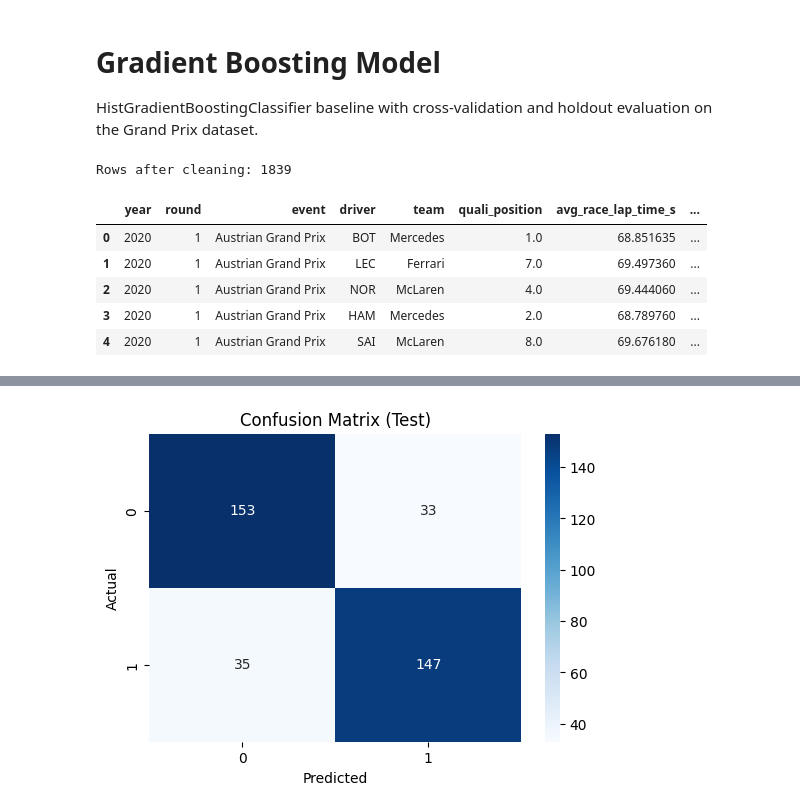
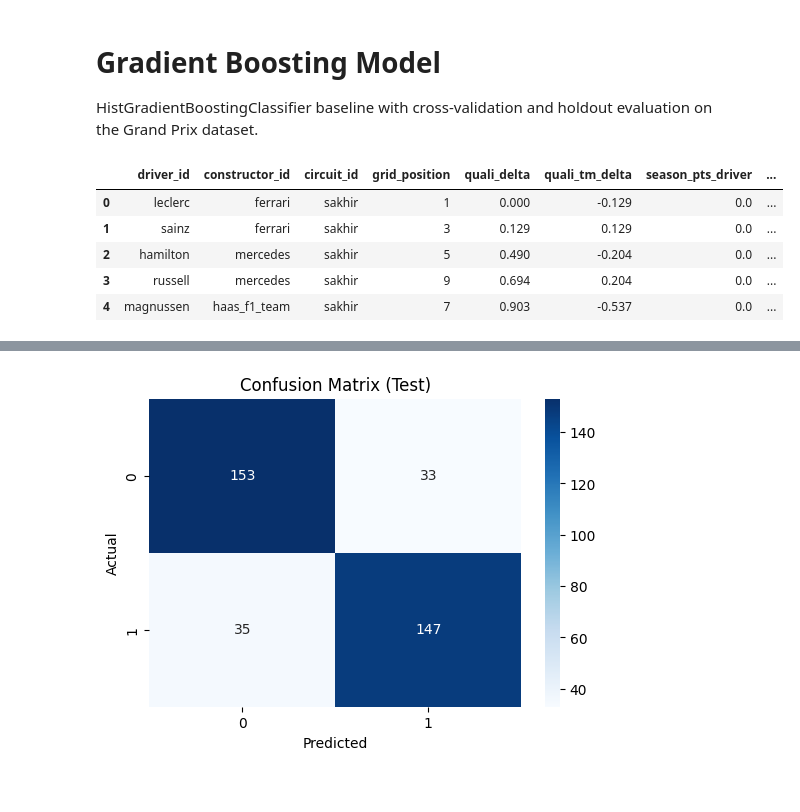
Before and after one commit to mcfiet/dl-project, a Jupyter notebook: gradient_boosting.ipynb, the cells around one changed output, grey strips where cells are left out. Cells and saved outputs as stored; diff of their text form; code cells hidden in the pictures.

```diff
--- a/gradient_boosting.ipynb
+++ b/gradient_boosting.ipynb
@@ -18,46 +18,36 @@ from sklearn.metrics import (
     f1_score,
 )
 from sklearn.metrics import balanced_accuracy_score
-# %%
-DATA_PATH = Path('data/grandprix_features_3.csv')
-FEATURES = [
-    'year',
-    'round',
-    'avg_race_lap_time_s',
-    'lap_delta_vs_event_mean_s',
-    'quali_position',
-    'prev_points_total',
-    'rolling_points_last3',
-    'driver_points_per_race',
-    'team_prev_points_total',
-    'team_points_per_race',
-]
-TARGET = 'scored_points'
-RANDOM_STATE = 42
-
-df = pd.read_csv(DATA_PATH)
-
-# Ensure new feature columns exist even if using older CSV
-defaults = {
-    'lap_delta_vs_event_mean_s': 0.0,
-    'rolling_points_last3': 0.0,
-    'driver_points_per_race': 0.0,
-    'team_prev_points_total': 0.0,
-    'team_points_per_race': 0.0,
-}
-for col, val in defaults.items():
-    if col not in df.columns:
-        df[col] = val
-print(f"Rows after cleaning: {len(df)}")
-df.head()
-# %% [output]
-Rows after cleaning: 1839
-|  | year | round | event | driver | team | quali_position | avg_race_lap_time_s | ... |
-| 0 | 2020 | 1 | Austrian Grand Prix | BOT | Mercedes | 1.0 | 68.851635 | ... |
-| 1 | 2020 | 1 | Austrian Grand Prix | LEC | Ferrari | 7.0 | 69.497360 | ... |
-| 2 | 2020 | 1 | Austrian Grand Prix | NOR | McLaren | 4.0 | 69.444060 | ... |
-| 3 | 2020 | 1 | Austrian Grand Prix | HAM | Mercedes | 2.0 | 68.789760 | ... |
-| 4 | 2020 | 1 | Austrian Grand Prix | SAI | McLaren | 8.0 | 69.676180 | ... |
+# %%
+DATA_PATH = Path('data/grandprix_features_5.csv')
+CAT_COLS = [
+    'driver_id',
+    'constructor_id',
+    'circuit_id',
+]
+NUM_COLS = [
+    'grid_position',
+    'quali_delta',
+    'quali_tm_delta',
+    'season_pts_driver',
+    'season_pts_team',
+    'last_3_avg',
+    'is_street_circuit',
+    'is_wet',
+]
+TARGET = 'points_scored'
+RANDOM_STATE = 42
+
+df = pd.read_csv(DATA_PATH)
+
+df.head()
+# %% [output]
+|  | driver_id | constructor_id | circuit_id | grid_position | quali_delta | quali_tm_delta | season_pts_driver | ... |
+| 0 | leclerc | ferrari | sakhir | 1 | 0.000 | -0.129 | 0.0 | ... |
+| 1 | sainz | ferrari | sakhir | 3 | 0.129 | 0.129 | 0.0 | ... |
+| 2 | hamilton | mercedes | sakhir | 5 | 0.490 | -0.204 | 0.0 | ... |
+| 3 | russell | mercedes | sakhir | 9 | 0.694 | 0.204 | 0.0 | ... |
+| 4 | magnussen | haas_f1_team | sakhir | 7 | 0.903 | -0.537 | 0.0 | ... |
 # %%
 # Load data
 print(f'Rows: {len(df)}')
```
Also changed, not shown: parts of 2 cells of this notebook, 3 other files.
